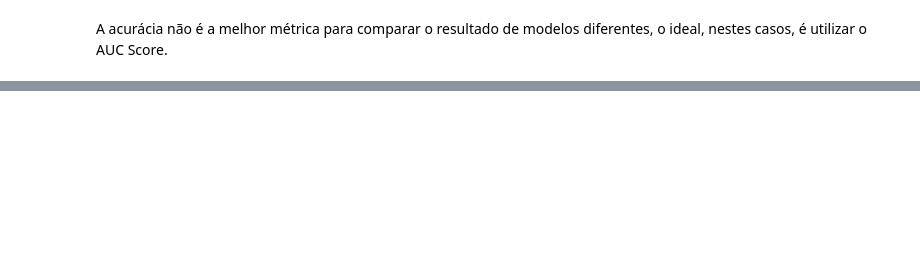
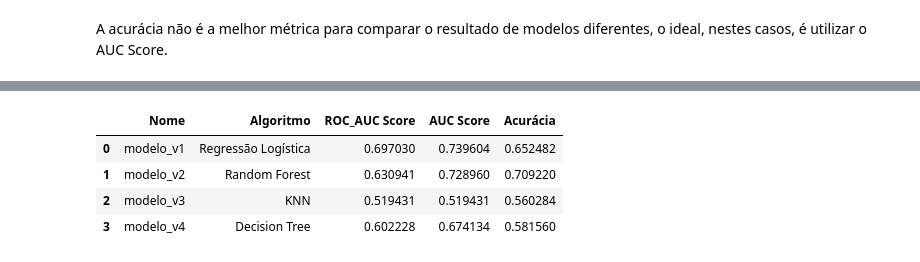
Before and after one commit to EricGPTI/previsao_doencas_hepaticas, a Jupyter notebook: Previsao_Doencas_hepaticas.ipynb, the cells around one changed output, grey strips where cells are left out. Saved outputs shown, nothing was run; the diff lists cells and outputs as text; code cells hidden in the pictures; blank space fills up the shorter version.

```diff
--- a/Previsao_Doencas_hepaticas.ipynb
+++ b/Previsao_Doencas_hepaticas.ipynb
@@ -749,0 +1010,4 @@ A acurácia não é a melhor métrica para comparar o resultado de modelos difer
+# %%
+# AUC
+auc_v4 = auc(fpr_v4, tpr_v4)
+print(auc_v4)
@@ -749,0 +1016,4 @@ A acurácia não é a melhor métrica para comparar o resultado de modelos difer
+# %%
+# Cálculo de Acurácia
+acuracia_v4 = accuracy_score(y_teste, y_pred_v4)
+print(acuracia_v4)
@@ -749,0 +1053,20 @@ A acurácia não é a melhor métrica para comparar o resultado de modelos difer
+# %%
+# Dicionário com as metrícas do modelo_v4
+dict_modelo_v4 = {
+    'Nome': 'modelo_v4',
+    'Algoritmo': 'Decision Tree',
+    'ROC_AUC Score': roc_auc_v4,
+    'AUC Score': auc_v4,
+    'Acurácia': acuracia_v4
+}
+# %%
+# Adicionar o dict ao dataframe
+df_modelos = df_modelos.append(dict_modelo_v4, ignore_index = True)
+# %%
+display(df_modelos)
+# %% [output]
+|  | Nome | Algoritmo | ROC_AUC Score | AUC Score | Acurácia |
+| 0 | modelo_v1 | Regressão Logística | 0.697030 | 0.739604 | 0.652482 |
+| 1 | modelo_v2 | Random Forest | 0.630941 | 0.728960 | 0.709220 |
+| 2 | modelo_v3 | KNN | 0.519431 | 0.519431 | 0.560284 |
+| 3 | modelo_v4 | Decision Tree | 0.602228 | 0.674134 | 0.581560 |
```
Also changed, not shown: parts of 108 cells of this notebook, 5 other files.
